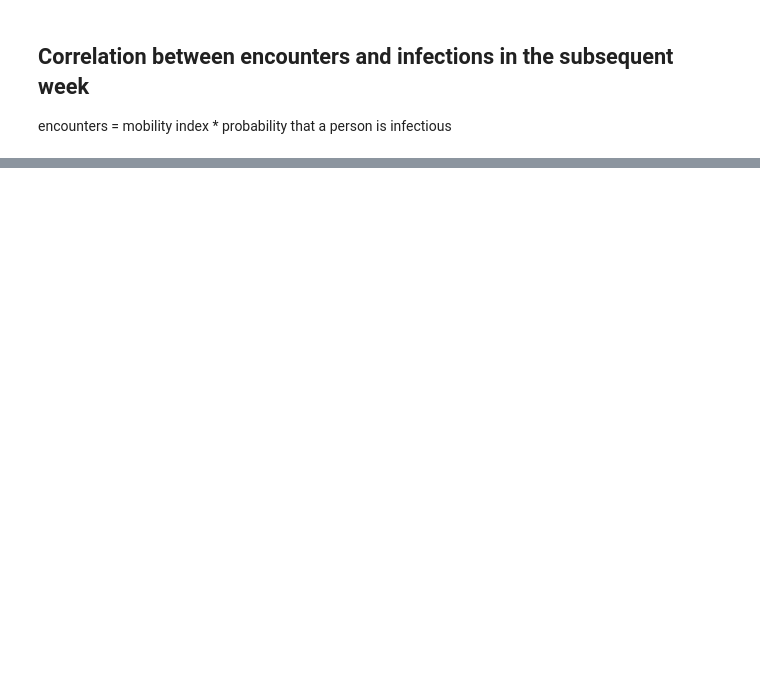
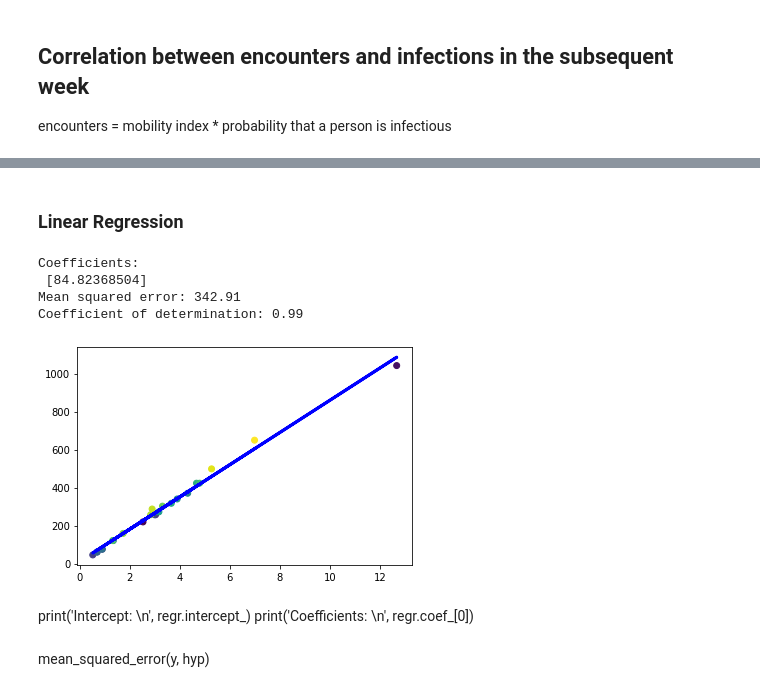
Before and after one commit to robbdunlap/covid_app, a Jupyter notebook: Untitled.ipynb, the cells around one changed output, grey strips where cells are left out. Saved outputs shown, nothing was run; the diff lists cells and outputs as text; code cells hidden in the pictures; blank space fills up the shorter version.

Commit message:
updated data and added expsoure_model module

```diff
--- a/Untitled.ipynb
+++ b/Untitled.ipynb
@@ -75,0 +48,2 @@ encounters = mobility index * probability that a person is infectious
+# %%
+curr_and_next_for_state['time_delta'] = curr_and_next_for_state['date']-pd.to_datetime(curr_and_next_for_state.iloc[0,0])
@@ -88,0 +77,42 @@ ax.set_xscale('log')
+# %% [markdown]
+### Linear Regression
+# %%
+X = pd.DataFrame(curr_and_next_for_state['enc_w_inf'])
+y = curr_and_next_for_state['est_inf_per_100k_week_ltr']
+# %%
+# Create linear regression object
+regr = linear_model.LinearRegression()
+
+# Train the model using the training sets
+regr.fit(X, y)
+
+# Make predictions using the testing set
+hyp = regr.predict(X)
+# %%
+# The coefficients
+print('Coefficients: \n', regr.coef_)
+# The mean squared error
+print('Mean squared error: %.2f'
+      % mean_squared_error(y, hyp))
+# The coefficient of determination: 1 is perfect prediction
+print('Coefficient of determination: %.2f'
+      % r2_score(y, hyp))
+
+X_for_plot = curr_and_next_for_state[['enc_w_inf','time_delta']]
+
+# Plot outputs
+plt.scatter(X_for_plot['enc_w_inf'], y,  c=X_for_plot['time_delta'])
+plt.plot(X, hyp, color='blue', linewidth=3)
+
+plt.show()
+# %% [output]
+Coefficients:
+ [84.82368504]
+Mean squared error: 342.91
+Coefficient of determination: 0.99
+[figure, added]
+# %% [markdown]
+print('Intercept: \n', regr.intercept_)
+print('Coefficients: \n', regr.coef_[0])
+# %% [markdown]
+mean_squared_error(y, hyp)
```
Also changed, not shown: parts of 20 cells of this notebook, 8 other files.
